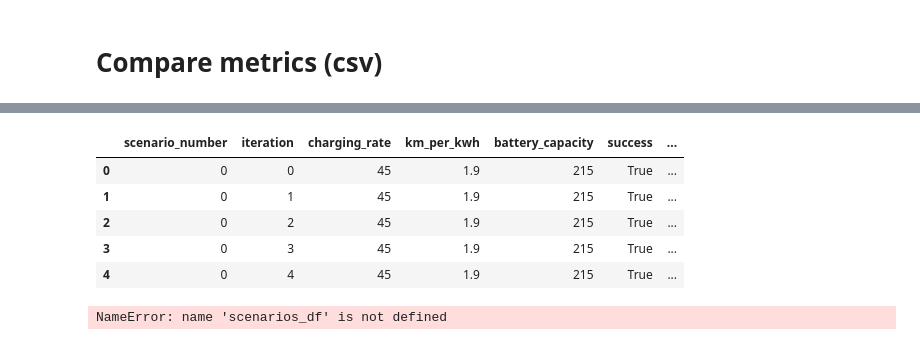
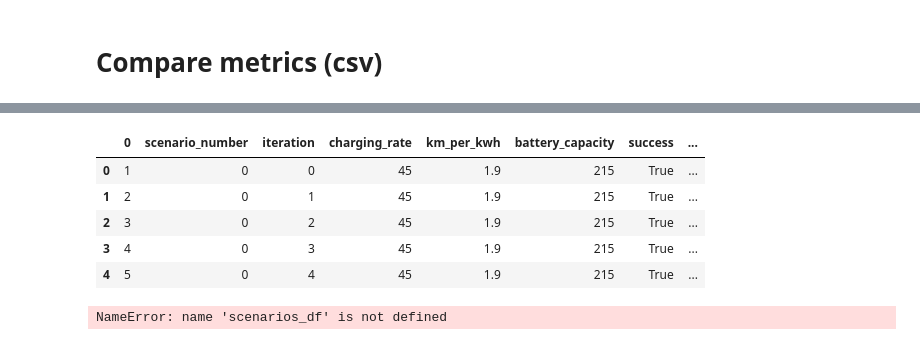
Before and after one commit to alandler/i5_freight_simulation, a Jupyter notebook: Results.ipynb, the cells around one changed output, grey strips where cells are left out. Cells and saved outputs as stored; diff of their text form; code cells hidden in the pictures.

Commit message:
Result visualization

```diff
--- a/Results.ipynb
+++ b/Results.ipynb
@@ -288,14 +342,14 @@ print(get_number_trip_unique_paths(sim))
 # %%
-file_path = "trials/arizona_baseline_results/"
-scenarios_df = pd.read_csv(file_path+"arizona_baseline_results.csv", header=1)
+file_path = "trials/low_volume_noreverse/"
+scenarios_df = pd.read_csv(file_path+"low_volume_noreverse.csv", header=1)
 scenarios_df.head(5)
 # %% [output]
-|  | scenario_number | iteration | charging_rate | km_per_kwh | battery_capacity | success | ... |
-| 0 | 0 | 0 | 45 | 1.9 | 215 | True | ... |
-| 1 | 0 | 1 | 45 | 1.9 | 215 | True | ... |
-| 2 | 0 | 2 | 45 | 1.9 | 215 | True | ... |
-| 3 | 0 | 3 | 45 | 1.9 | 215 | True | ... |
-| 4 | 0 | 4 | 45 | 1.9 | 215 | True | ... |
+|  | 0 | scenario_number | iteration | charging_rate | km_per_kwh | battery_capacity | success | ... |
+| 0 | 1 | 0 | 0 | 45 | 1.9 | 215 | True | ... |
+| 1 | 2 | 0 | 1 | 45 | 1.9 | 215 | True | ... |
+| 2 | 3 | 0 | 2 | 45 | 1.9 | 215 | True | ... |
+| 3 | 4 | 0 | 3 | 45 | 1.9 | 215 | True | ... |
+| 4 | 5 | 0 | 4 | 45 | 1.9 | 215 | True | ... |
 # %%
 indices = {"min": 0, "med": 1, "max": 2, "mean": 3, "std":4}
 
```
Also changed, not shown: parts of 4 cells of this notebook, 26 other files.
